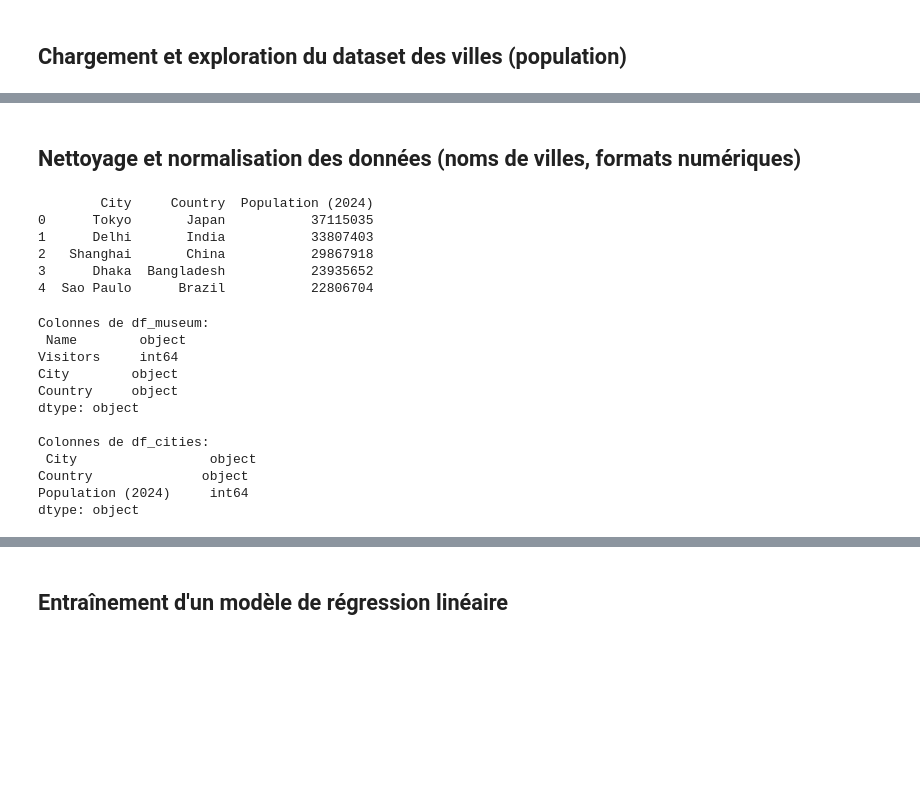
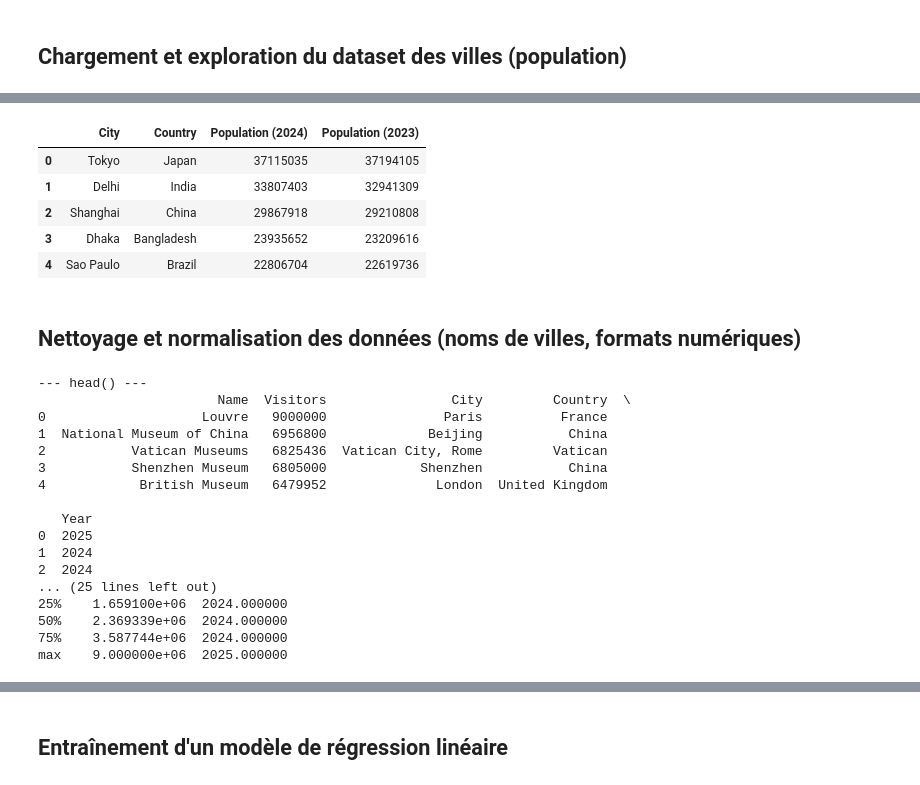
Before and after one commit to Kaydon123-creator/ivados-labs-museum-analytics, a Jupyter notebook: musuem-analysis.ipynb, the cells around one changed output, grey strips where cells are left out. Saved outputs shown, nothing was run; the diff lists cells and outputs as text; code cells hidden in the pictures; blank space fills up the shorter version.

```diff
--- a/musuem-analysis.ipynb
+++ b/musuem-analysis.ipynb
@@ -90,17 +79,13 @@ print(df_cities.head())
+# %%
+df_cities = df_cities.drop(columns=["Unnamed: 0", "Growth Rate"])
+
+df_cities.head()
+# %% [output]
+|  | City | Country | Population (2024) | Population (2023) |
+| 0 | Tokyo | Japan | 37115035 | 37194105 |
+| 1 | Delhi | India | 33807403 | 32941309 |
+| 2 | Shanghai | China | 29867918 | 29210808 |
+| 3 | Dhaka | Bangladesh | 23935652 | 23209616 |
+| 4 | Sao Paulo | Brazil | 22806704 | 22619736 |
 # %% [markdown]
 ## **Nettoyage et normalisation des données (noms de villes, formats numériques)**
-# %%
-
-
-#Suppression des colonnes inutiles : df_cities
-df_cities = df_cities.drop(columns=['Unnamed: 0','Population (2023)', 'Growth Rate' ])
-
-
-print(df_cities.head())
-# %% [output]
-        City     Country  Population (2024)
-0      Tokyo       Japan           37115035
-1      Delhi       India           33807403
-2   Shanghai       China           29867918
-3      Dhaka  Bangladesh           23935652
-4  Sao Paulo      Brazil           22806704
@@ -107,26 +111,42 @@ print(df_cities.head())
 # %%
 #Normalisation de la colonne visitors : df_museum
-df_museum["Visitors"] = (
+df_museum_test = df_museum.copy()
+df_museum_test["Visitors"] = (
     df_museum["Visitors"]
     .str.replace(",", "", regex=False)
-    .str.extract(r"(\d+)") #extrait les chiffres de la chaîne de caractères
+    .str.extract(r"(\d+)")
     .astype(int)
 )
+def print_df_info(df, n=5):
+    ("====== APERÇU DES DONNÉES ======")
 
+    print("\n--- head() ---")
+    print(df.head(n))
 
+    print("\n--- dtypes ---")
+    print(df.dtypes)
 
-print("Colonnes de df_museum:\n",df_museum.dtypes,"\n")
-print("Colonnes de df_cities:\n",df_cities.dtypes)
+    print("\n--- valeurs manquantes (isna().sum()) ---")
+    print(df.isna().sum())
+
+    print("\n--- describe() ---")
+    print(df.describe())
+print_df_info(df_museum_test)
 # %% [output]
-Colonnes de df_museum:
- Name        object
-Visitors     int64
-City        object
-Country     object
-dtype: object
+--- head() ---
+                       Name  Visitors                City         Country  \
+0                    Louvre   9000000               Paris          France
+1  National Museum of China   6956800             Beijing           China
+2           Vatican Museums   6825436  Vatican City, Rome         Vatican
+3           Shenzhen Museum   6805000            Shenzhen           China
+4            British Museum   6479952              London  United Kingdom
 
-Colonnes de df_cities:
- City                 object
-Country              object
-Population (2024)     int64
-dtype: object
+   Year
+0  2025
+1  2024
+2  2024
+... (25 lines left out)
+25%    1.659100e+06  2024.000000
+50%    2.369339e+06  2024.000000
+75%    3.587744e+06  2024.000000
+max    9.000000e+06  2025.000000
```
Also changed, not shown: parts of 19 cells of this notebook, 3 other files.
